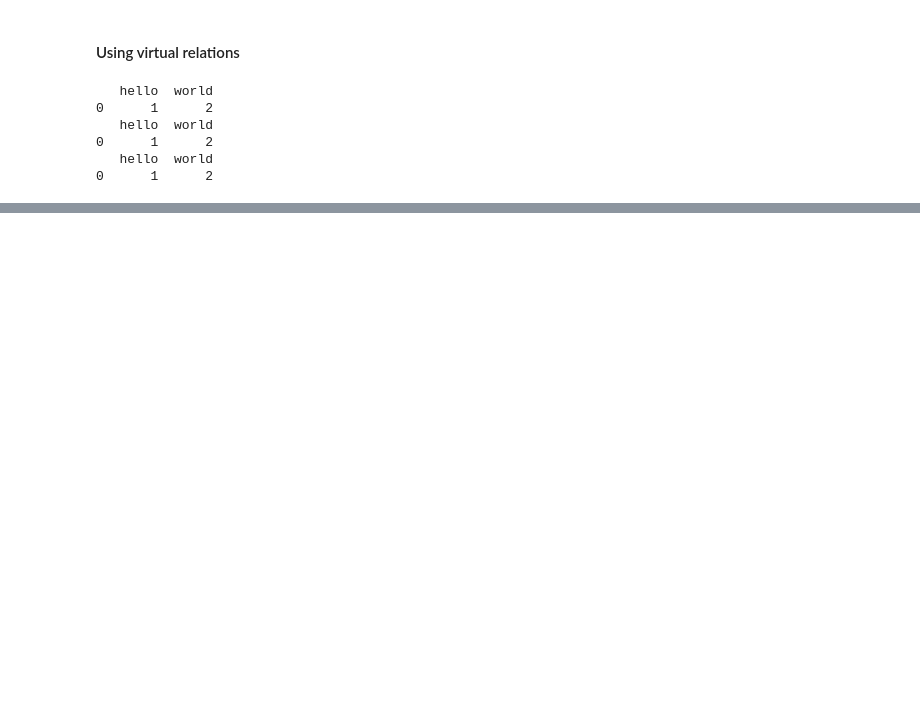
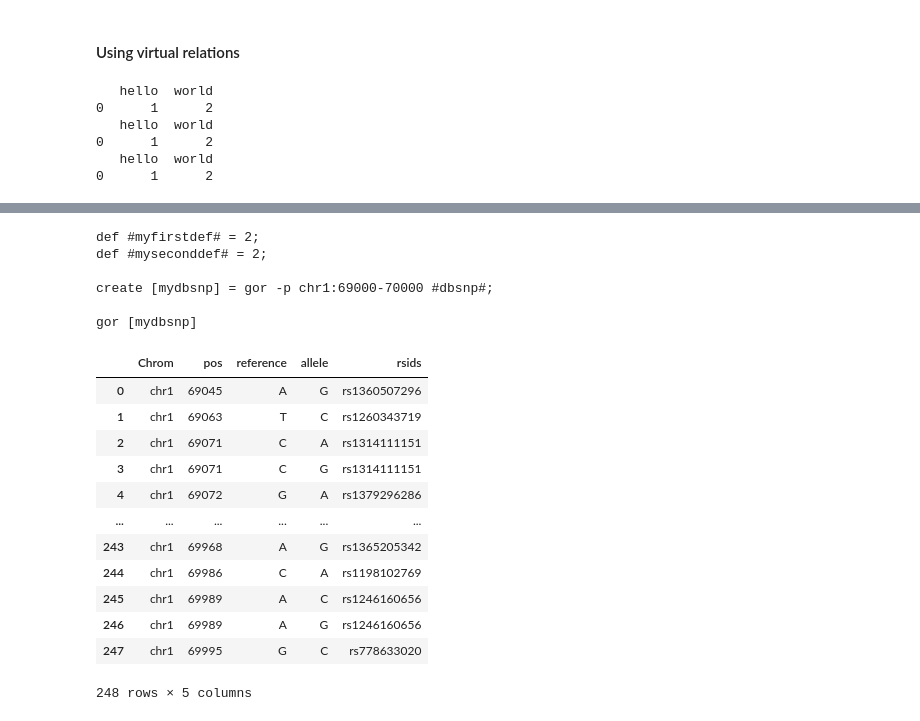
Before and after one commit to wuxi-nextcode/nextcode-python-sdk, a Jupyter notebook: doc/notebook.ipynb, the cells around one changed output, grey strips where cells are left out. Cells and saved outputs as stored; diff of their text form; code cells hidden in the pictures; blank space fills up the shorter version.

```diff
--- a/doc/notebook.ipynb
+++ b/doc/notebook.ipynb
@@ -241,0 +261,32 @@ print(qry.dataframe())
+# %%
+from nextcode.services.query.jupyter import QueryBuilder
+bld = QueryBuilder()
+bld.creates["mydbsnp"] = "gor -p chr1:69000-70000 #dbsnp#"
+bld.defs["#myfirstdef#"] = 2
+bld.defs["#myseconddef#"] = 2
+print(bld.render("gor [mydbsnp]"))
+# %% [output]
+def #myfirstdef# = 2;
+def #myseconddef# = 2;
+
+create [mydbsnp] = gor -p chr1:69000-70000 #dbsnp#;
+
+gor [mydbsnp]
+# %%
+qry = bld.execute("gor [mydbsnp]")
+# %%
+qry.dataframe()
+# %% [output]
+|  | Chrom | pos | reference | allele | rsids |
+| 0 | chr1 | 69045 | A | G | rs1360507296 |
+| 1 | chr1 | 69063 | T | C | rs1260343719 |
+| 2 | chr1 | 69071 | C | A | rs1314111151 |
+| 3 | chr1 | 69071 | C | G | rs1314111151 |
+| 4 | chr1 | 69072 | G | A | rs1379296286 |
+| ... | ... | ... | ... | ... | ... |
+| 243 | chr1 | 69968 | A | G | rs1365205342 |
+| 244 | chr1 | 69986 | C | A | rs1198102769 |
+| 245 | chr1 | 69989 | A | C | rs1246160656 |
+| 246 | chr1 | 69989 | A | G | rs1246160656 |
+| 247 | chr1 | 69995 | G | C | rs778633020 |
+248 rows × 5 columns
```
Also changed, not shown: parts of 23 cells of this notebook, 35 other files.
